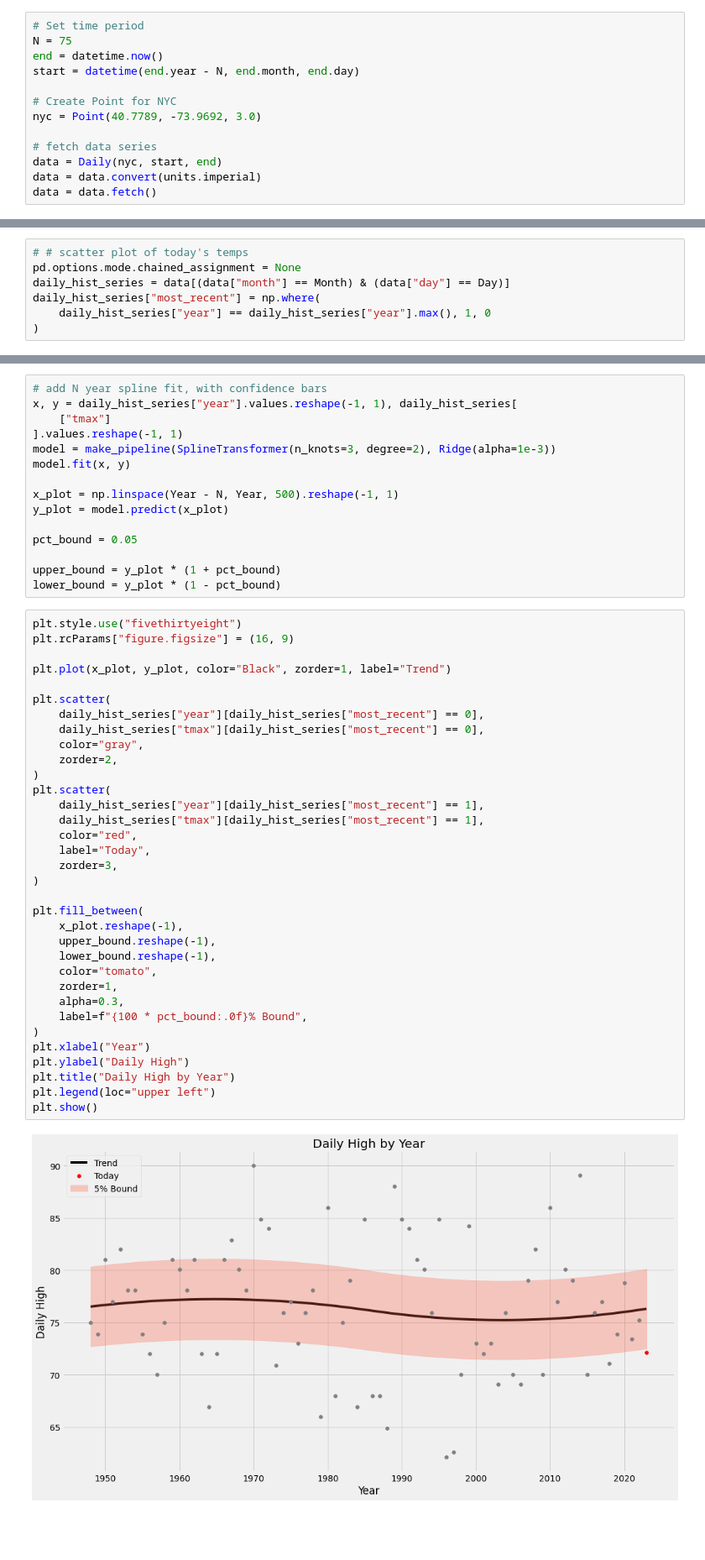
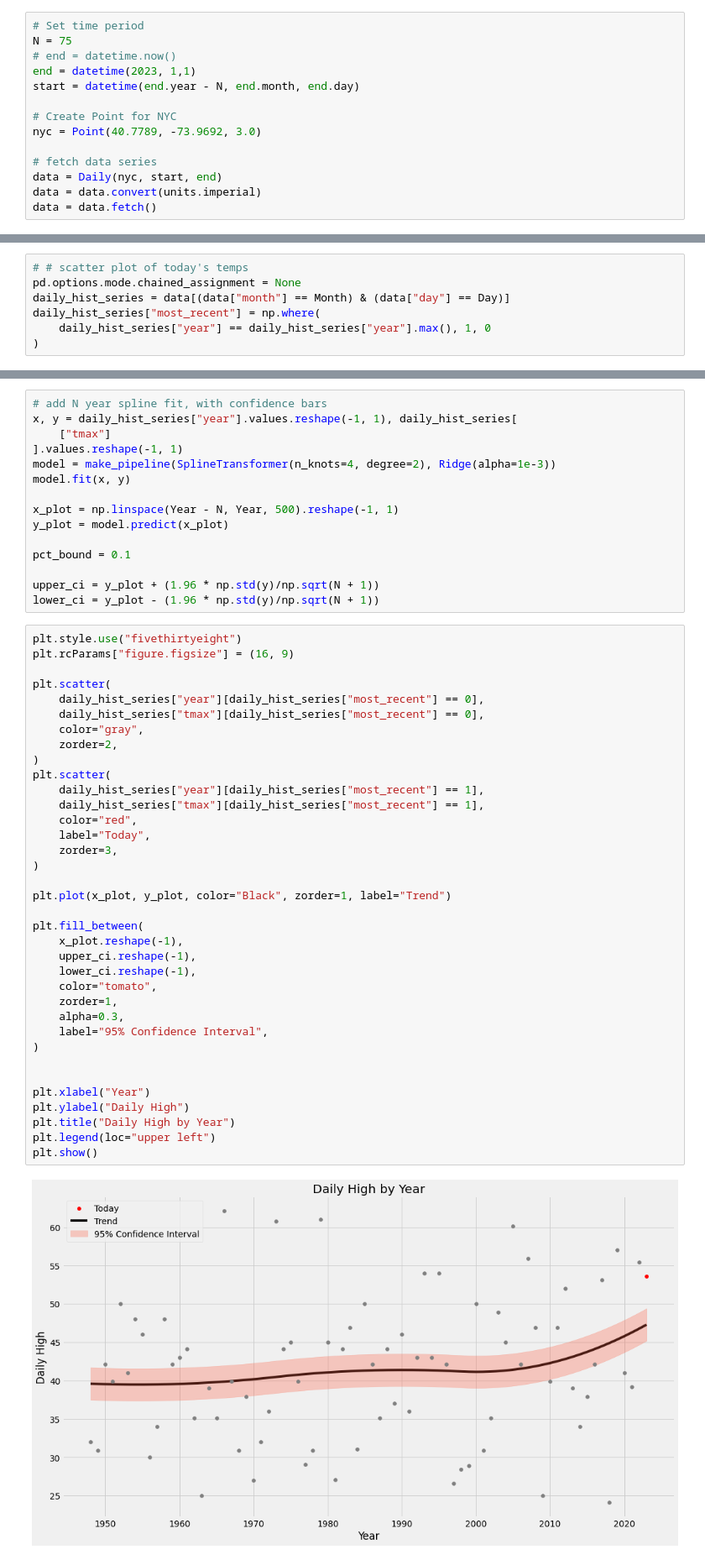
Before and after one commit to Harrison-Ward/Boiling_Frog, a Jupyter notebook: sandbox/api_testing.ipynb, the cells around one changed output, grey strips where cells are left out. Shown: that part at 84% size. Saved outputs shown, nothing was run; the diff lists cells and outputs as text; blank space fills up the shorter version.

Commit message:
tweaking the confidence interval, still not right but better

```diff
--- a/sandbox/api_testing.ipynb
+++ b/sandbox/api_testing.ipynb
@@ -11,7 +11,8 @@ from sklearn.pipeline import make_pipeline
 # %%
 # Set time period
 N = 75
-end = datetime.now()
+# end = datetime.now()
+end = datetime(2023, 1,1)
 start = datetime(end.year - N, end.month, end.day)
 
 # Create Point for NYC
@@ -105,49 +106,51 @@ daily_hist_series
 x, y = daily_hist_series["year"].values.reshape(-1, 1), daily_hist_series[
     ["tmax"]
 ].values.reshape(-1, 1)
-model = make_pipeline(SplineTransformer(n_knots=3, degree=2), Ridge(alpha=1e-3))
+model = make_pipeline(SplineTransformer(n_knots=4, degree=2), Ridge(alpha=1e-3))
 model.fit(x, y)
 
 x_plot = np.linspace(Year - N, Year, 500).reshape(-1, 1)
 y_plot = model.predict(x_plot)
 
-pct_bound = 0.05
+pct_bound = 0.1
 
-upper_bound = y_plot * (1 + pct_bound)
-lower_bound = y_plot * (1 - pct_bound)
+upper_ci = y_plot + (1.96 * np.std(y)/np.sqrt(N + 1))
+lower_ci = y_plot - (1.96 * np.std(y)/np.sqrt(N + 1))
 # %%
 plt.style.use("fivethirtyeight")
 plt.rcParams["figure.figsize"] = (16, 9)
-
-plt.plot(x_plot, y_plot, color="Black", zorder=1, label="Trend")
 
 plt.scatter(
     daily_hist_series["year"][daily_hist_series["most_recent"] == 0],
     daily_hist_series["tmax"][daily_hist_series["most_recent"] == 0],
     color="gray",
     zorder=2,
 )
 plt.scatter(
     daily_hist_series["year"][daily_hist_series["most_recent"] == 1],
     daily_hist_series["tmax"][daily_hist_series["most_recent"] == 1],
     color="red",
     label="Today",
     zorder=3,
 )
 
+plt.plot(x_plot, y_plot, color="Black", zorder=1, label="Trend")
+
 plt.fill_between(
     x_plot.reshape(-1),
-    upper_bound.reshape(-1),
-    lower_bound.reshape(-1),
+    upper_ci.reshape(-1),
+    lower_ci.reshape(-1),
     color="tomato",
     zorder=1,
     alpha=0.3,
-    label=f"{100 * pct_bound:.0f}% Bound",
+    label="95% Confidence Interval",
 )
+
+
 plt.xlabel("Year")
 plt.ylabel("Daily High")
 plt.title("Daily High by Year")
 plt.legend(loc="upper left")
 plt.show()
 # %% [output]
-[figure, old version]
+[figure, new version]
```
Also changed, not shown: parts of 4 cells of this notebook.
